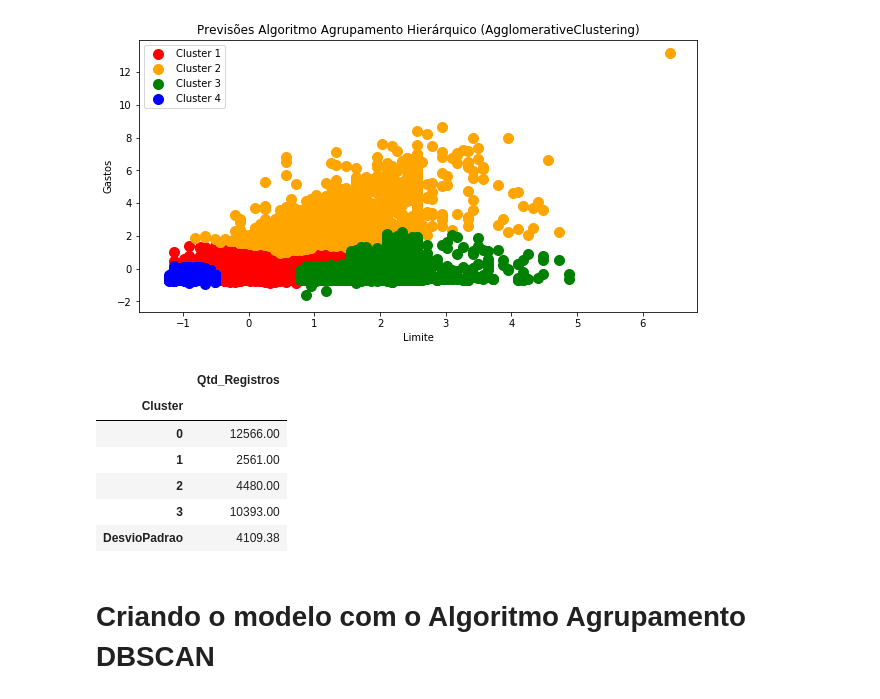
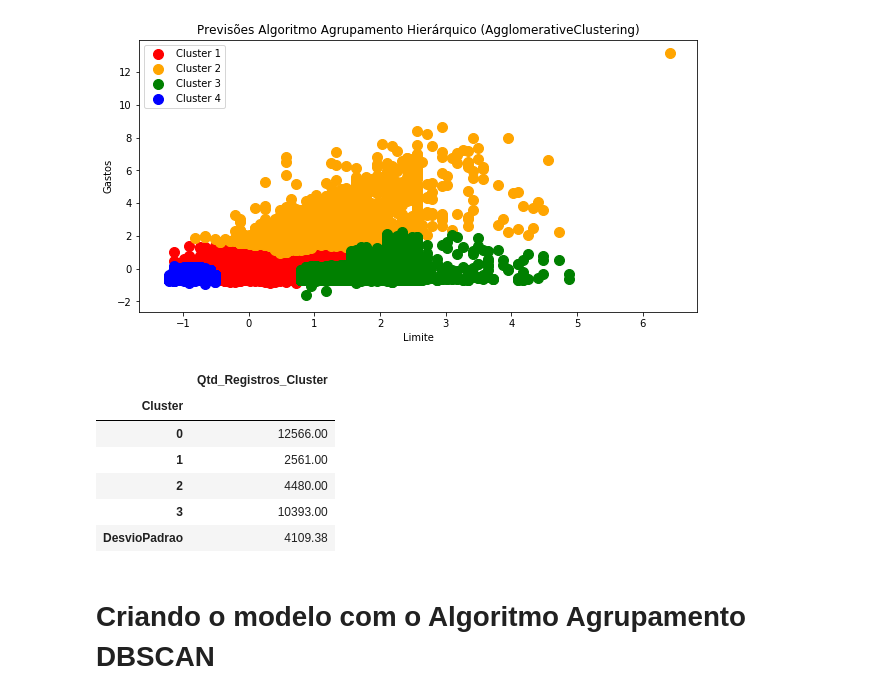
Before and after one commit to charlessodre/Charles_Estudo_Algoritmos_Agrupamento, a Jupyter notebook: Estudo_Algoritmos_Agrupamento/estudo_algoritmos_agrupamento.ipynb, the cells around one changed output. Saved outputs shown, nothing was run; the diff lists cells and outputs as text; code cells hidden in the pictures.

```diff
--- a/Estudo_Algoritmos_Agrupamento/estudo_algoritmos_agrupamento.ipynb
+++ b/Estudo_Algoritmos_Agrupamento/estudo_algoritmos_agrupamento.ipynb
@@ -185,18 +185,18 @@ plt.show();
 # %%
 # Cria um Dataframe com a quantidade de registros de cada Cluster.
 
 unicos, quantidade = np.unique(previsoes_aghier, return_counts = True)
-df_aghier = pd.DataFrame(data=quantidade, index=unicos, columns=['Qtd_Registros'] )
+df_aghier = pd.DataFrame(data=quantidade, index=unicos, columns=['Qtd_Registros_Cluster'] )
 
 # Cria a linha com o cáculo do Desvio Padrão
-df_desvioPadrao = pd.DataFrame(data=[round(df_aghier.Qtd_Registros.values.std(),2)], index=['DesvioPadrao'], columns=df_aghier.columns)
+df_desvioPadrao = pd.DataFrame(data=[round(df_aghier.Qtd_Registros_Cluster.values.std(),2)], index=['DesvioPadrao'], columns=df_aghier.columns)
 
 # Adiciona a linha do Desvio Padrão no Dataframe
 df_aghier = df_aghier.append(df_desvioPadrao)
 df_aghier.index.name = 'Cluster'
 df_aghier
 # %% [output]
-|  | Qtd_Registros |
+|  | Qtd_Registros_Cluster |
 | Cluster |  |
 | 0 | 12566.00 |
 | 1 | 2561.00 |
```
Also changed, not shown: parts of 8 cells of this notebook, 1 other file.
